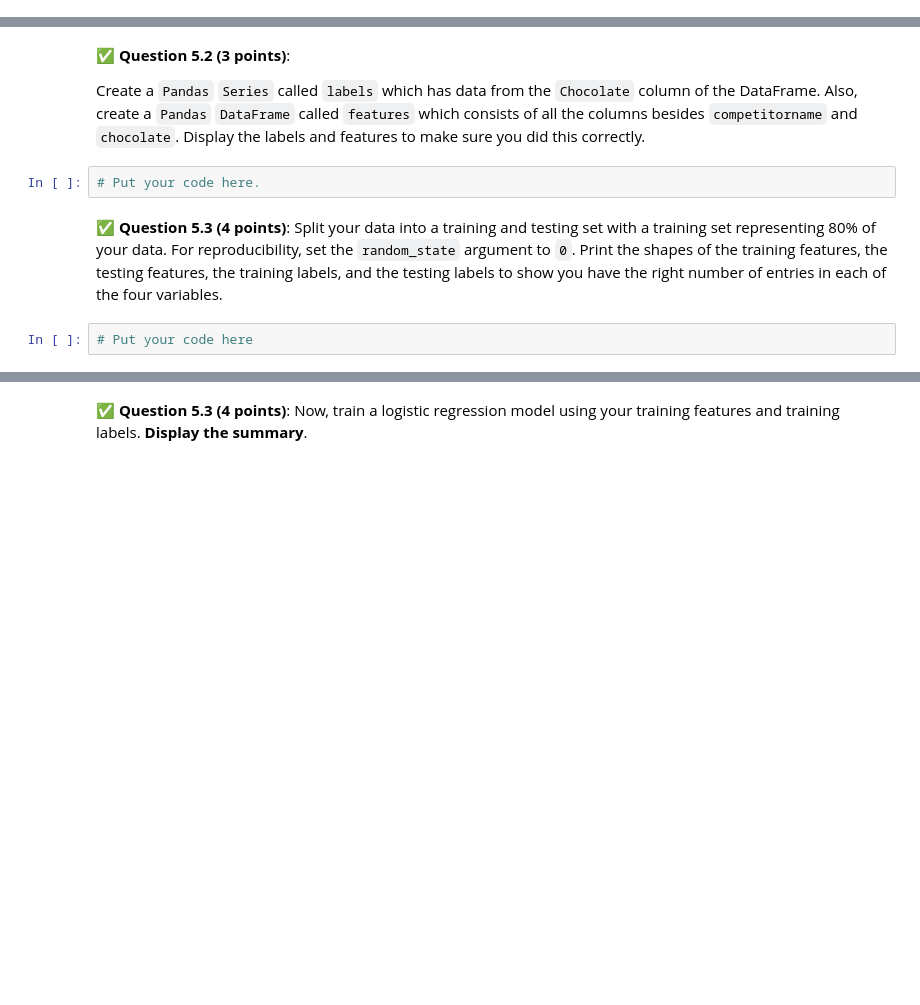
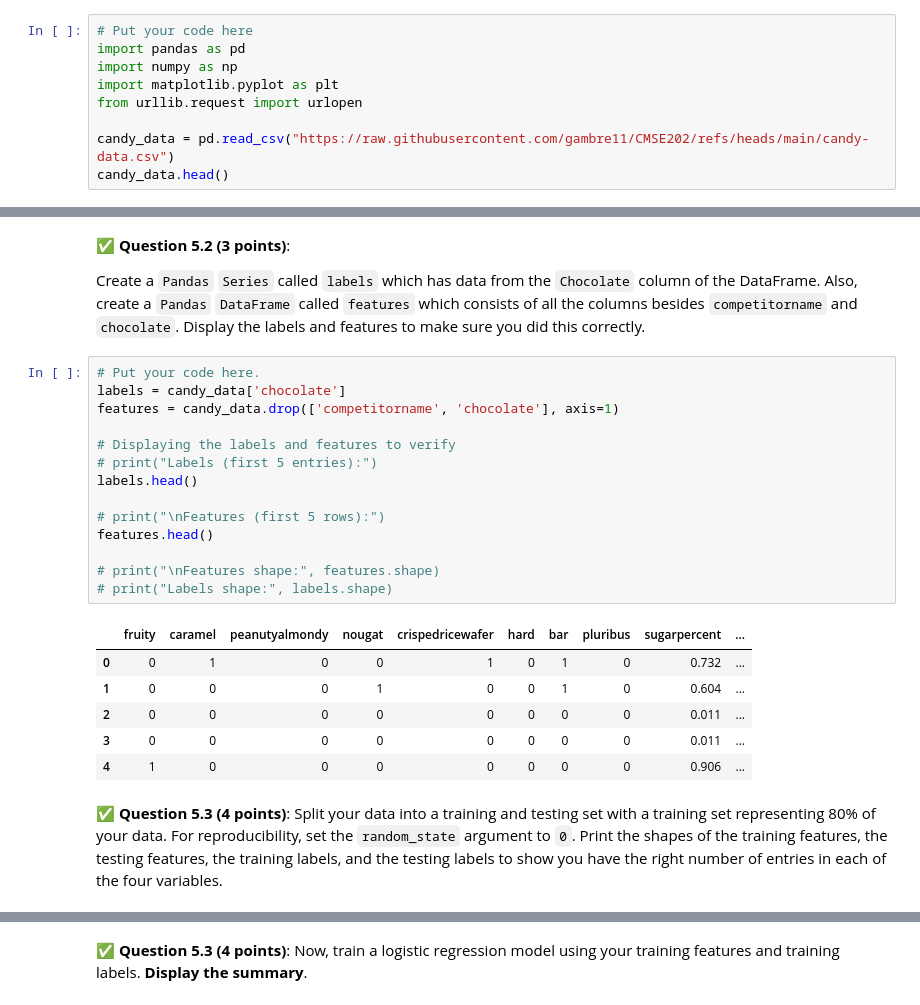
Before and after one commit to yashikaadesai/CMSE202-S25-turnin, a Jupyter notebook: hw-03/HW-03_Regression-S25-STUDENT.ipynb, the cells around one changed output, grey strips where cells are left out. Cells and saved outputs as stored; diff of their text form; blank space fills up the shorter version.

```diff
--- a/hw-03/HW-03_Regression-S25-STUDENT.ipynb
+++ b/hw-03/HW-03_Regression-S25-STUDENT.ipynb
@@ -463,0 +465,9 @@ In this part, we'd like to use logistic regression to classify whether a candy h
+# %%
+# Put your code here
+import pandas as pd
+import numpy as np
+import matplotlib.pyplot as plt
+from urllib.request import urlopen
+
+candy_data = pd.read_csv("https://raw.githubusercontent.com/gambre11/CMSE202/refs/heads/main/candy-data.csv")
+candy_data.head()
@@ -465,9 +482,26 @@ In this part, we'd like to use logistic regression to classify whether a candy h
 &#9989;  **Question 5.2 (3 points)**:
 
 Create a `Pandas` `Series` called `labels` which has data from the `Chocolate` column of the DataFrame. Also, create a `Pandas` `DataFrame` called `features` which consists of all the columns besides `competitorname` and `chocolate`. Display the labels and features to make sure you did this correctly.
-# %%
-# Put your code here.
+# %%
+# Put your code here.
+labels = candy_data['chocolate']
+features = candy_data.drop(['competitorname', 'chocolate'], axis=1)
+
+# Displaying the labels and features to verify
+# print("Labels (first 5 entries):")
+labels.head()
+
+# print("\nFeatures (first 5 rows):")
+features.head()
+
+# print("\nFeatures shape:", features.shape)
+# print("Labels shape:", labels.shape)
+# %% [output]
+|  | fruity | caramel | peanutyalmondy | nougat | crispedricewafer | hard | bar | pluribus | sugarpercent | ... |
+| 0 | 0 | 1 | 0 | 0 | 1 | 0 | 1 | 0 | 0.732 | ... |
+| 1 | 0 | 0 | 0 | 1 | 0 | 0 | 1 | 0 | 0.604 | ... |
+| 2 | 0 | 0 | 0 | 0 | 0 | 0 | 0 | 0 | 0.011 | ... |
+| 3 | 0 | 0 | 0 | 0 | 0 | 0 | 0 | 0 | 0.011 | ... |
+| 4 | 1 | 0 | 0 | 0 | 0 | 0 | 0 | 0 | 0.906 | ... |
 # %% [markdown]
 &#9989;  **Question 5.3 (4 points)**: Split your data into a training and testing set with a training set representing 80% of your data. For reproducibility, set the `random_state` argument to `0`. Print the shapes of the training features, the testing features, the training labels, and the testing labels to show you have the right number of entries in each of the four variables.
-# %%
-# Put your code here
```
Also changed, not shown: parts of 9 cells of this notebook.
